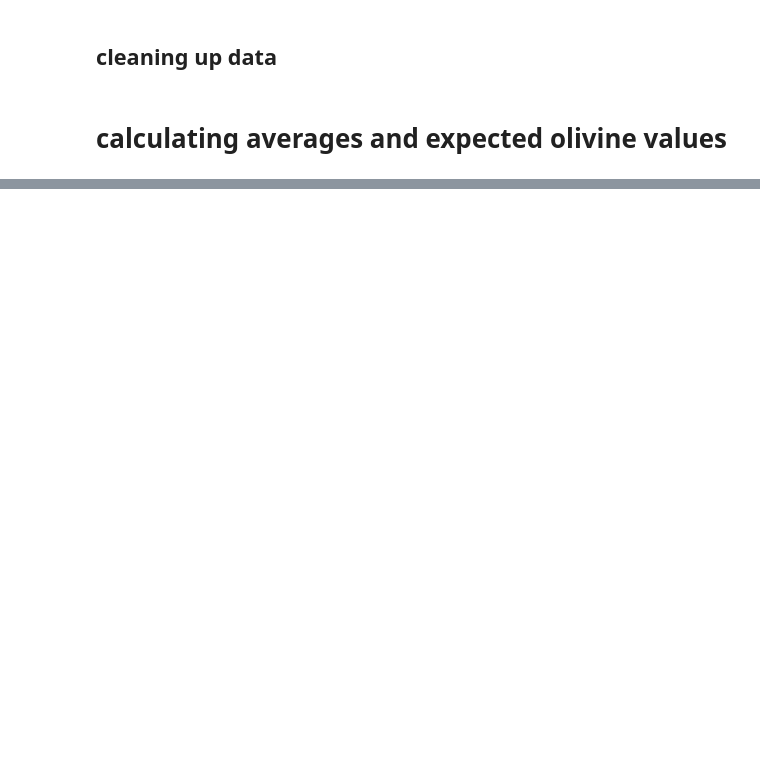
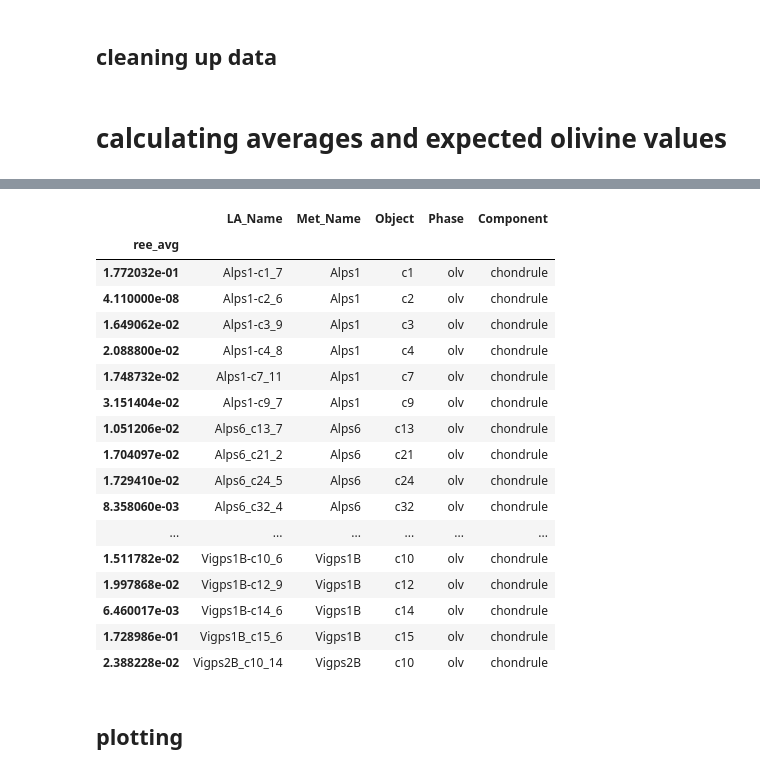
Before and after one commit to JGCAITLIN/HFSE, a Jupyter notebook: partition_coeff.ipynb, the cells around one changed output, grey strips where cells are left out. Cells and saved outputs as stored; diff of their text form; code cells hidden in the pictures; blank space fills up the shorter version.

```diff
--- a/partition_coeff.ipynb
+++ b/partition_coeff.ipynb
@@ -161,0 +255,4 @@ chondrules = gls_avg.index
+# %%
+olv['ree_avg'] = olv.apply(lambda row: np.nanmean(row[col_ele]), axis=1)
+# %%
+olv_reeavg = olv[['LA_Name', 'Met_Name', 'Object','Phase', 'Component', 'ree_avg']]
@@ -161,0 +268,2 @@ chondrules = gls_avg.index
+# %%
+test = olv_reeavg.set_index('ree_avg')
@@ -162 +287,26 @@ chondrules = gls_avg.index
+# %%
+min_rees = olv_reeavg.groupby(['Met_Name', 'Object']).min(numeric_only=True).ree_avg.values
+# %%
+test.loc[min_rees]
+# %% [output]
+|  | LA_Name | Met_Name | Object | Phase | Component |
+| ree_avg |  |  |  |  |  |
+| 1.772032e-01 | Alps1-c1_7 | Alps1 | c1 | olv | chondrule |
+| 4.110000e-08 | Alps1-c2_6 | Alps1 | c2 | olv | chondrule |
+| 1.649062e-02 | Alps1-c3_9 | Alps1 | c3 | olv | chondrule |
+| 2.088800e-02 | Alps1-c4_8 | Alps1 | c4 | olv | chondrule |
+| 1.748732e-02 | Alps1-c7_11 | Alps1 | c7 | olv | chondrule |
+| 3.151404e-02 | Alps1-c9_7 | Alps1 | c9 | olv | chondrule |
+| 1.051206e-02 | Alps6_c13_7 | Alps6 | c13 | olv | chondrule |
+| 1.704097e-02 | Alps6_c21_2 | Alps6 | c21 | olv | chondrule |
+| 1.729410e-02 | Alps6_c24_5 | Alps6 | c24 | olv | chondrule |
+| 8.358060e-03 | Alps6_c32_4 | Alps6 | c32 | olv | chondrule |
+| ... | ... | ... | ... | ... | ... |
+| 1.511782e-02 | Vigps1B-c10_6 | Vigps1B | c10 | olv | chondrule |
+| 1.997868e-02 | Vigps1B-c12_9 | Vigps1B | c12 | olv | chondrule |
+| 6.460017e-03 | Vigps1B-c14_6 | Vigps1B | c14 | olv | chondrule |
+| 1.728986e-01 | Vigps1B_c15_6 | Vigps1B | c15 | olv | chondrule |
+| 2.388228e-02 | Vigps2B_c10_14 | Vigps2B | c10 | olv | chondrule |
+# %% [markdown]
+## plotting
 # %%
```
Also changed, not shown: parts of 26 cells of this notebook.
